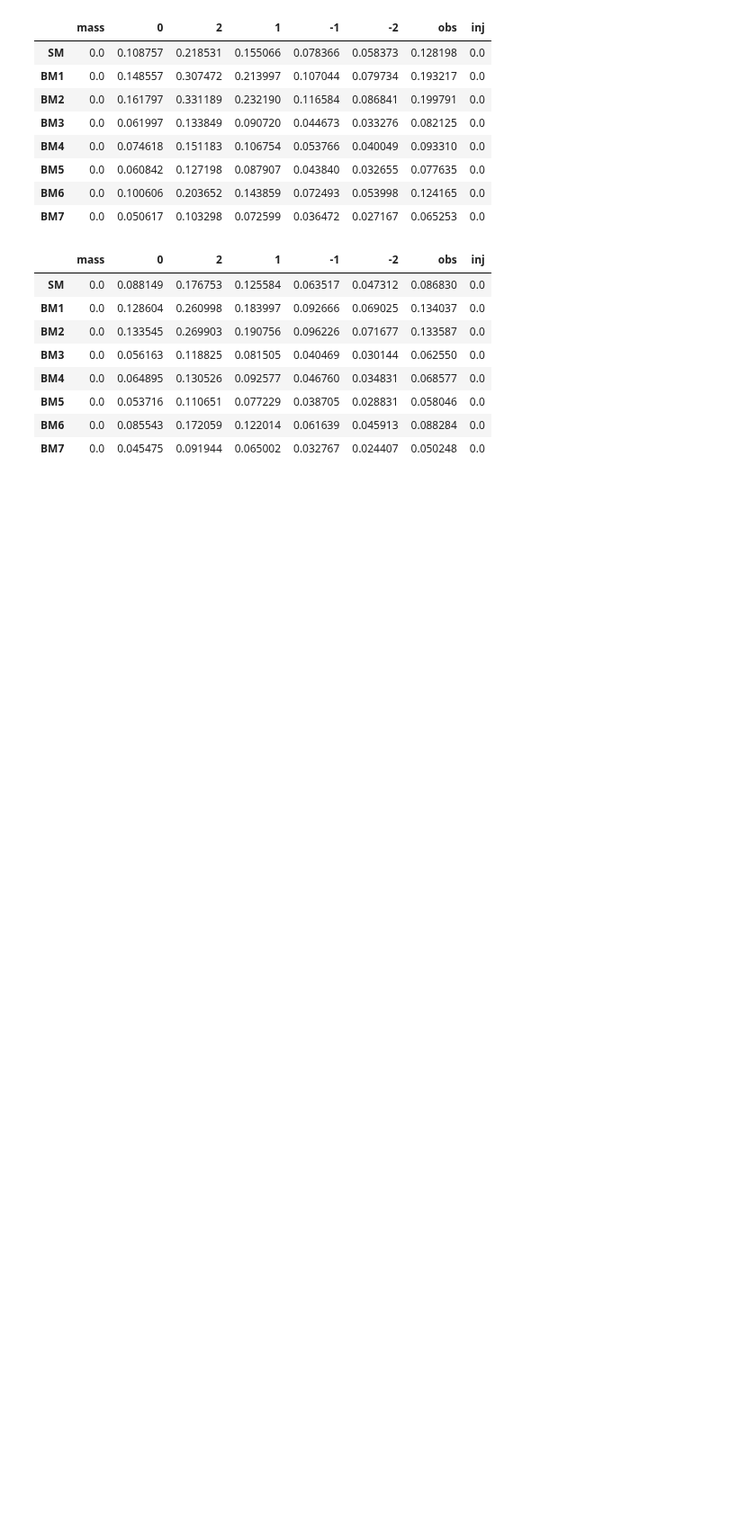
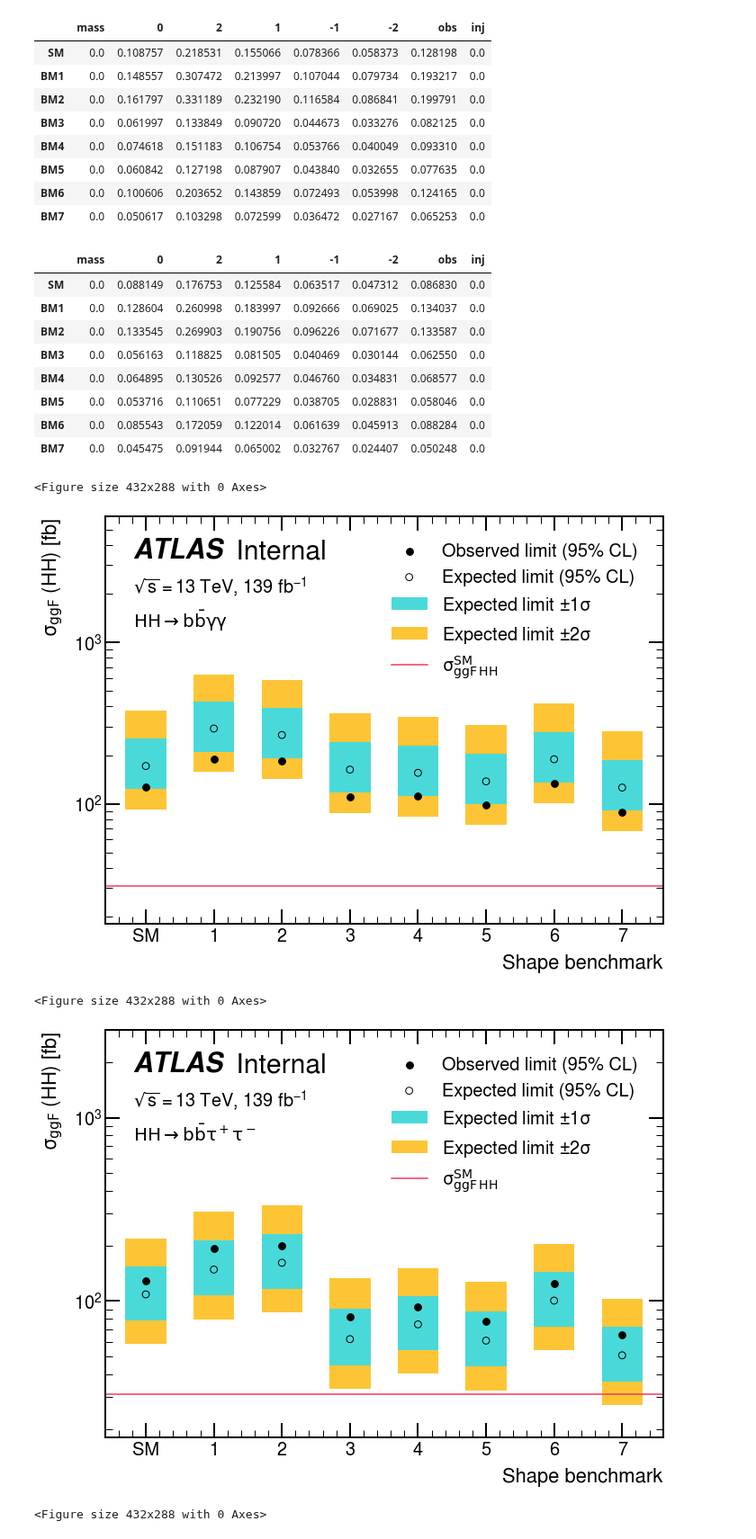
Before and after one commit to dyl64/hh_combination_fw, a Jupyter notebook: tutorials/HEFT_combination/T01-HEFT_BM_study.ipynb, the cells around one changed output. Shown at 90% size. Saved outputs shown, nothing was run; the diff lists cells and outputs as text; code cells hidden in the pictures; blank space fills up the shorter version.

```diff
--- a/tutorials/HEFT_combination/T01-HEFT_BM_study.ipynb
+++ b/tutorials/HEFT_combination/T01-HEFT_BM_study.ipynb
@@ -148,0 +186,27 @@ for channel in limit_data:
+# %%
+def plot_benchmark_limit(all_data, channel:str, save_as:Optional[str]=None):
+    data = all_data[channel]
+    label_options = {**analysis_label_options, 'extra_text': channel_text[channel]}
+    plotter = UpperLimitBenchmarkPlot(data, label_map, limit_scale=1000,
+                                  styles=styles, config=plot_config,
+                                  analysis_label_options=label_options)
+    plotter.add_hline(y=31.05, color='#F2385A', label=r'$\sigma^{\mathrm{SM}}_{\mathrm{ggF\, HH}}$')
+    plotter.draw(ylabel="$\sigma_{\mathrm{ggF}}$ (HH) [fb]", xlabel="Shape benchmark",
+                 logy=True, ylim=ylim[channel])
+    if save_as is not None:
+        plt.savefig(save_as, bbox_inches="tight")
+# %%
+plot_outdir = os.path.join(config['outdir'], 'plots')
+if not os.path.exists(plot_outdir):
+    os.makedirs(plot_outdir)
+# %%
+for channel in limit_data:
+    save_path = os.path.join(plot_outdir, f'{channel}_benchmark_limit.pdf')
+    plot_benchmark_limit(limit_data, channel, save_as=save_path)
+    plt.show()
+# %% [output]
+<Figure size 432x288 with 0 Axes>
+[figure, added]
+<Figure size 432x288 with 0 Axes>
+[figure, added]
+<Figure size 432x288 with 0 Axes>
```
Also changed, not shown: parts of 3 cells of this notebook, 2 other files.
